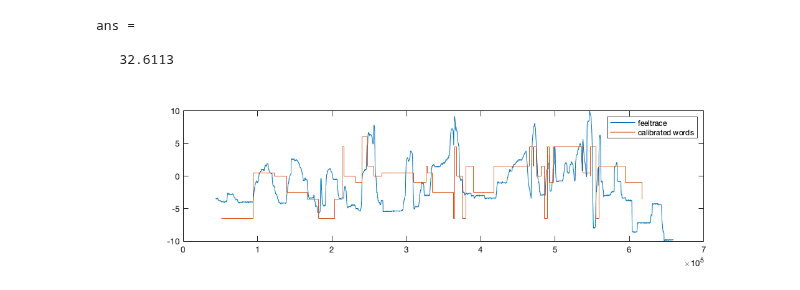
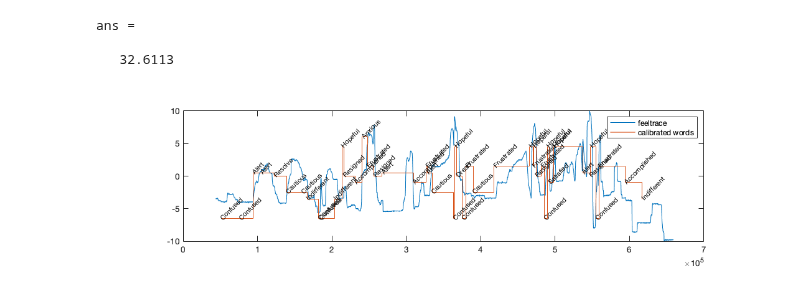
Before and after one commit to ubcspin/EEGTouch, a Jupyter notebook: matlab/classification/event_fsr_to_feeltrace.ipynb, the cells around one changed output. Drawn from its saved outputs; the diff is of its cells as text; code cells hidden in the pictures.

```diff
--- a/matlab/classification/event_fsr_to_feeltrace.ipynb
+++ b/matlab/classification/event_fsr_to_feeltrace.ipynb
@@ -660,14 +867,17 @@ saveas(h,'viz-best-weak-tree.png')
 # %%
 p2 = all_data{2, 1};
 feeltrace2_10 = p2.joystick.joystick;
 feeltrace2_10 = (feeltrace2_10 * 20 / ...
                 (max(feeltrace2_10) - min(feeltrace2_10))) - 10;
 figure;
 plot(p2.joystick.timestamp_ms, feeltrace2_10)
 hold on;
-stairs(p2.calibrated_words.timestamp_ms, p2.calibrated_words.calibrated_values)
+cali_2 = p2.calibrated_words;
+stairs(cali_2.timestamp_ms, cali_2.calibrated_values)
+txt = text(p2.calibrated_words.timestamp_ms, cali_2.calibrated_values, cali_2.calibrated_words, 'FontSize', 8);
+set(txt, 'Rotation', 45)
 
 pbaspect([4 1 1])
 legend(["feeltrace" "calibrated words"])
 # %% [output]
-[figure, old version]
+[figure, new version]
```
Also changed, not shown: parts of 65 cells of this notebook, 7 other files.
